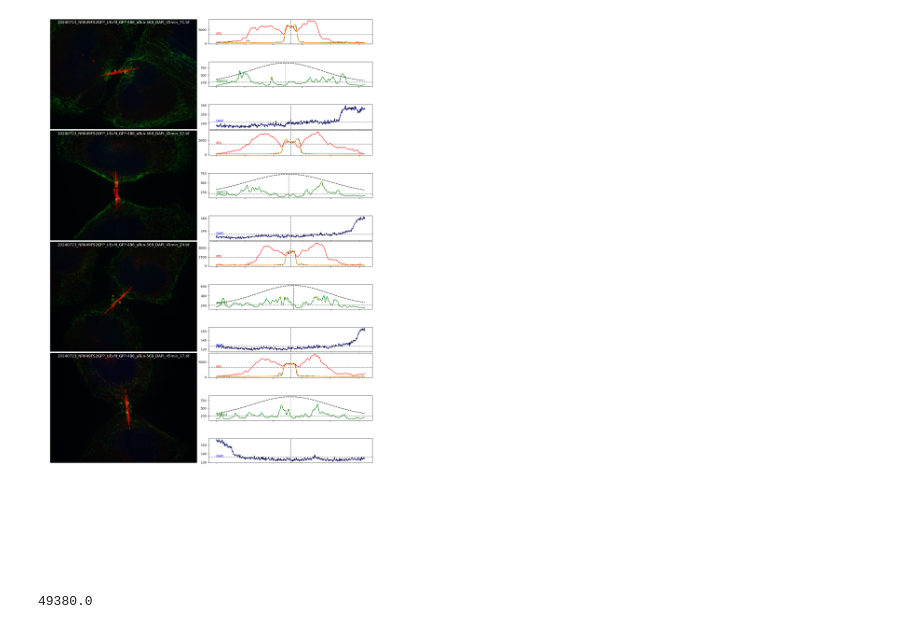
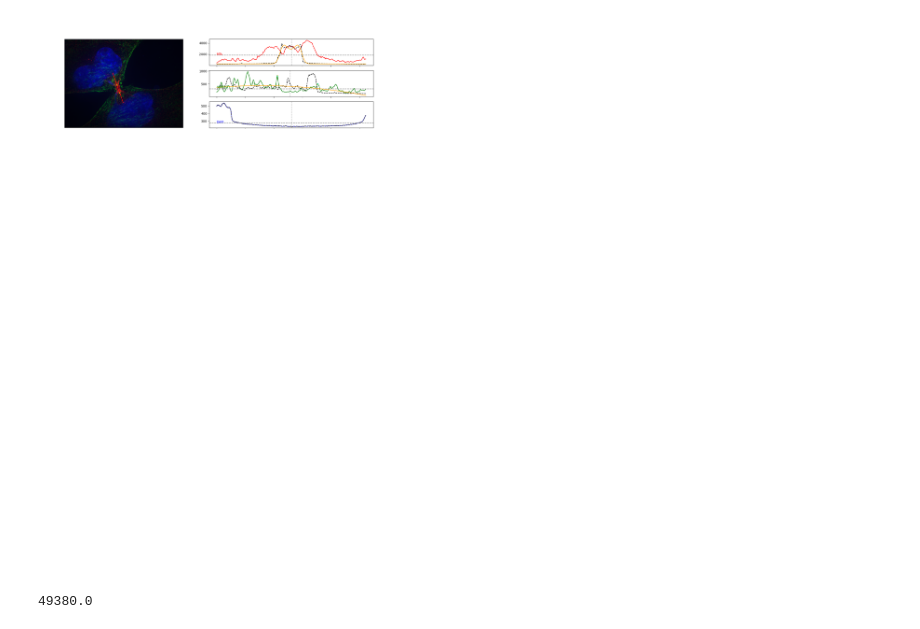
Before and after one commit to zacsimile/cytokinesis-pseudotime-analysis, a Jupyter notebook: extract_line_profile_septin2_tubulin.ipynb, the cells around one changed output. Cells and saved outputs as stored; diff of their text form; code cells hidden in the pictures.

Commit message:
Attempt to detect septin ring diameters

```diff
--- a/extract_line_profile_septin2_tubulin.ipynb
+++ b/extract_line_profile_septin2_tubulin.ipynb
@@ -51,6 +51,7 @@ j = 0
 metrics['dX2'] = np.nan
 metrics['X12'] = np.nan
 metrics['X22'] = np.nan
+metrics['septin_ring_diameter_avg'] = np.nan
 for i, ml in metrics.iterrows():
     # Get the image associated with this row
     im = None
@@ -99,6 +100,28 @@ for i, ml in metrics.iterrows():
     p0x, p0y = line_utils.get_image_coordinate_from_distance_along_line(p0, xl, xu, yl, yu, len(septin))
     p1x, p1y = line_utils.get_image_coordinate_from_distance_along_line(p1, xl, xu, yl, yu, len(septin))
 
+    # Now get the orthogonal line profile at the line center
+    xl3, xu3, yl3, yu3 = line_utils.get_line_profile_endpoints(p0x, p0y, angle-90, length)
+    chs = measure.profile_line(im.T,
+                              [xl3, yu3],
+                              [xu3, yl3],
+                              linewidth=25)
+    _, septin_ring0, _ = chs.T
+
+    ring0_diameter, res_lsq_ring0 = line_utils.fit_gaussian_fwhm(septin_ring0, return_dict=True)
+
+    # Now get the orthogonal line profile at the line center
+    xl4, xu4, yl4, yu4 = line_utils.get_line_profile_endpoints(p1x, p1y, angle-90, length)
+    chs = measure.profile_line(im.T,
+                              [xl4, yu4],
+                              [xu4, yl4],
+                              linewidth=25)
+    _, septin_ring1, _ = chs.T
+
+    ring1_diameter, _ = line_utils.fit_gaussian_fwhm(septin_ring1, return_dict=True)
+
+    metrics.loc[i,'septin_ring_diameter_avg'] = 0.5*(ring0_diameter + ring1_diameter)
+
     # --------- Fit center MT cross-section ---------
     # Now get the orthogonal line profile at the line center
     xl2, xu2, yl2, yu2 = line_utils.get_line_profile_endpoints(x, y, angle-90, length)
@@ -108,37 +131,38 @@ for i, ml in metrics.iterrows():
                               linewidth=25)
     mt, _, _ = chs.T
 
     outer_diameter, res_lsq = line_utils.fit_tubule_diameter(mt, return_dict=True)
     metrics.loc[i,'diamM2'] = outer_diameter
 
 
     # (metrics.loc[i,'dX2'] != metrics.loc[i,'dX (pxl)']) or
     # (np.abs(metrics.loc[i,'diamM2'] - metrics.loc[i,'diamM']) > 10)
-    if (j < (N-1)) and (np.abs(metrics.loc[i,'dX2'] - metrics.loc[i,'dX (pxl)']) > 50) and metrics.loc[i, 'Unnamed: 0'] == "SM":
+    # if (j < (N-1)) and (np.abs(metrics.loc[i,'dX2'] - metrics.loc[i,'dX (pxl)']) > 50) and metrics.loc[i, 'Unnamed: 0'] == "SM":
+    if (j < (N-1)) and (metrics.loc[i,'septin_ring_diameter_avg'] > 1000):
         # print(f"Calculate difference: {metrics.loc[i,'dX2']} original difference: {metrics.loc[i,'dX (pxl)']}")
         maxidx = min(mt.shape[0], lp.shape[0])
         septin_weight = max_septin*np.exp(-((np.arange(maxidx)-profile_center)**2)/(2*sig*sig))+septin_threshold
         line_utils.image_with_profiles(subfigs[j],
                                        im, xl, xu, yl, yu,
                                        channel_names=expected_colnames[1:], linewidth=25,
                                        # precalc_channel_profiles=lp[["MTs", "septin2", "DAPI"]].to_numpy(),
-                                       precalc_channel_profiles=np.vstack([mt[:maxidx], septin_weight[:maxidx], lp[["DAPI"]].to_numpy()[:maxidx,:].T]).T,
+                                       precalc_channel_profiles=np.vstack([mt[:maxidx], septin_ring0[:maxidx], lp[["DAPI"]].to_numpy()[:maxidx,:].T]).T,
                                        precalc_peaks=[None, [[p0,p1], [int(metrics.loc[i,'X1']), int(metrics.loc[i,'X2'])]], None],
                                        precalc_peak_coords=[(p0x,p0y),(p1x,p1y)],
-                                       precalc_fits=[(line_utils.gauss_convolved_annulus_approx, res_lsq.x), None, None],
+                                       precalc_fits=[(line_utils.gauss_convolved_annulus_approx, res_lsq.x), (line_utils.gauss, res_lsq_ring0.x), None],
                                        precalc_means=[mt_mean,septin_threshold,dapi_mean],
                                        precalc_midpoints=[mt_mid,profile_center,dapi_mid],
                                        title = os.path.basename(fn),
         )
         j += 1
 
     # if (j==5):
     #     break
 
 
 fig.tight_layout()#pad=0.4, w_pad=0.5, h_pad=1.0)
 # %% [output]
-[figure, old version]
+[figure, new version]
 # %%
 import eval_utils
 
```
Also changed, not shown: parts of 7 cells of this notebook, 1 other file.
